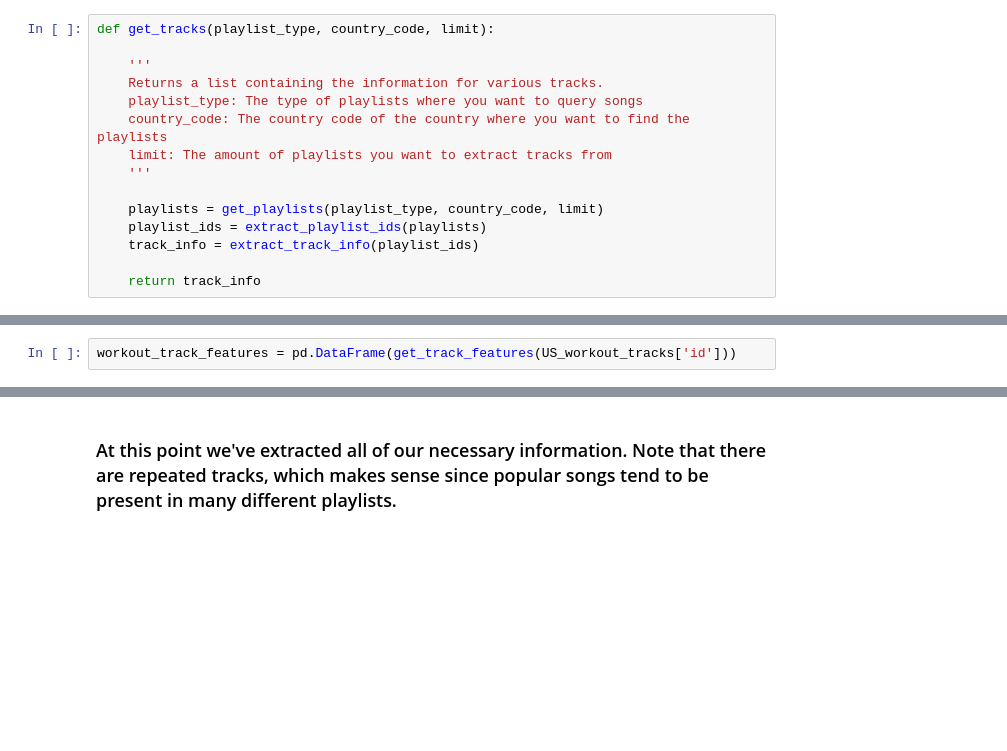
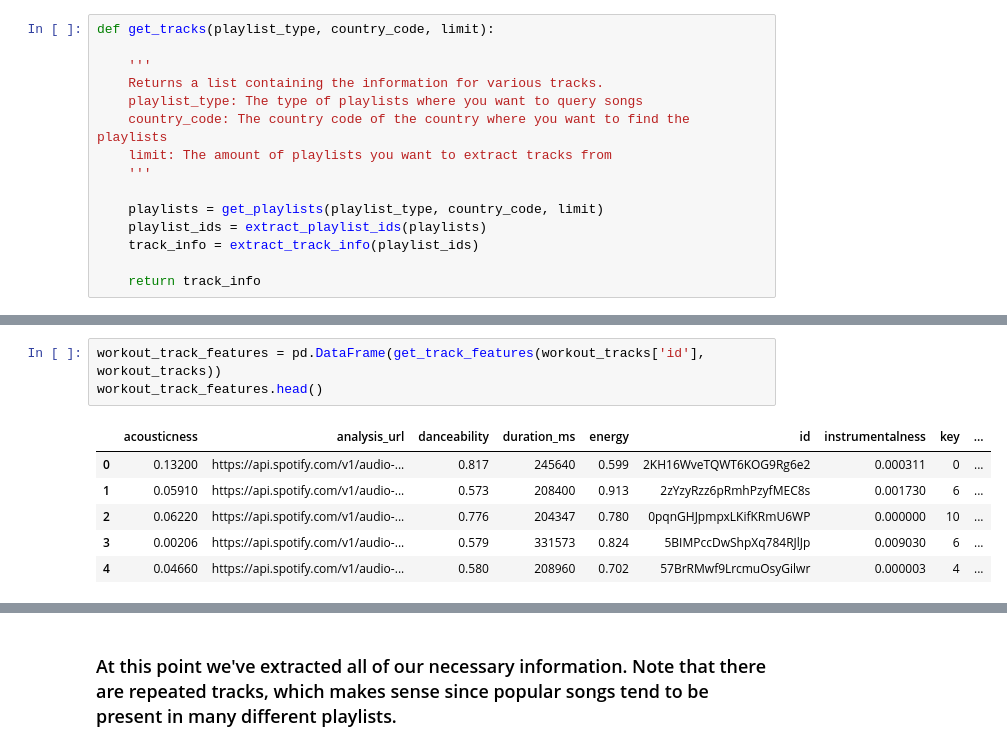
Before and after one commit to csaravia97/Playlist-Analysis, a Jupyter notebook: Spotify.ipynb, the cells around one changed output, grey strips where cells are left out. Cells and saved outputs as stored; diff of their text form; blank space fills up the shorter version.

```diff
--- a/Spotify.ipynb
+++ b/Spotify.ipynb
@@ -100,5 +126,13 @@ print(workout_tracks.shape)
 # %%
-workout_track_features = pd.DataFrame(get_track_features(US_workout_tracks['id']))
+workout_track_features = pd.DataFrame(get_track_features(workout_tracks['id'], workout_tracks))
+workout_track_features.head()
+# %% [output]
+|  | acousticness | analysis_url | danceability | duration_ms | energy | id | instrumentalness | key | ... |
+| 0 | 0.13200 | https://api.spotify.com/v1/audio-... | 0.817 | 245640 | 0.599 | 2KH16WveTQWT6KOG9Rg6e2 | 0.000311 | 0 | ... |
+| 1 | 0.05910 | https://api.spotify.com/v1/audio-... | 0.573 | 208400 | 0.913 | 2zYzyRzz6pRmhPzyfMEC8s | 0.001730 | 6 | ... |
+| 2 | 0.06220 | https://api.spotify.com/v1/audio-... | 0.776 | 204347 | 0.780 | 0pqnGHJpmpxLKifKRmU6WP | 0.000000 | 10 | ... |
+| 3 | 0.00206 | https://api.spotify.com/v1/audio-... | 0.579 | 331573 | 0.824 | 5BIMPccDwShpXq784RJlJp | 0.009030 | 6 | ... |
+| 4 | 0.04660 | https://api.spotify.com/v1/audio-... | 0.580 | 208960 | 0.702 | 57BrRMwf9LrcmuOsyGilwr | 0.000003 | 4 | ... |
 # %%
 # Keeping only the important audio features
 workout_track_features = workout_track_features[['id', 'acousticness', 'danceability','energy', 'instrumentalness', 'key', 'liveness', 'loudness', 'mode',
```
Also changed, not shown: parts of 20 cells of this notebook.
